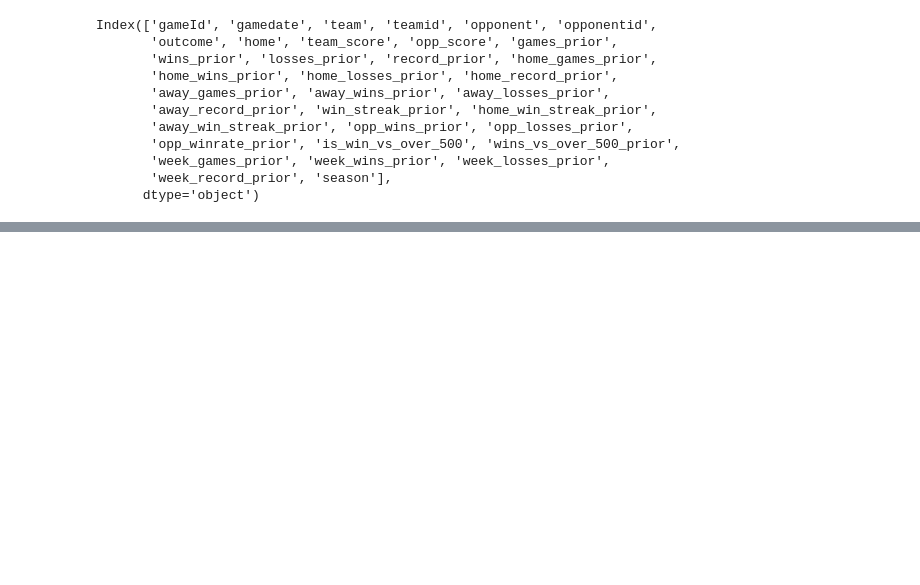
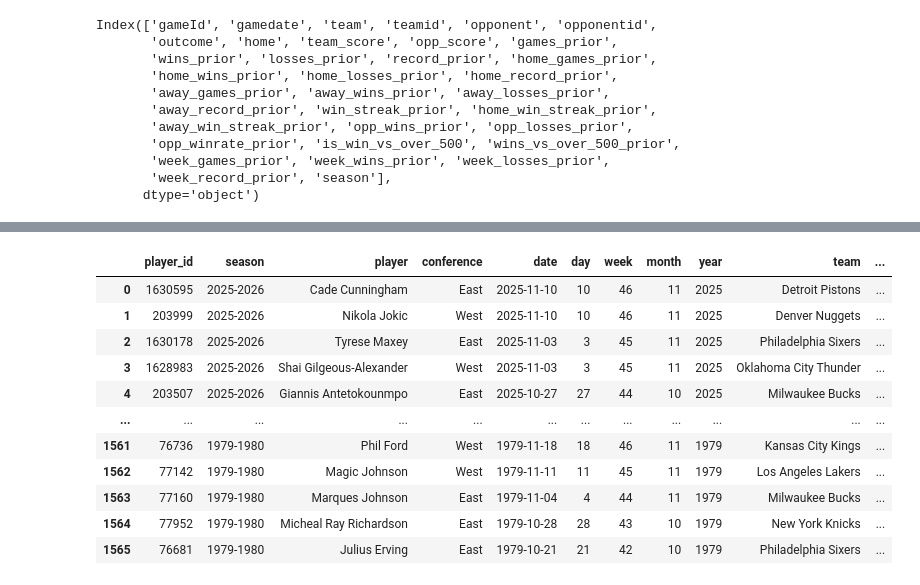
Before and after one commit to dejiandrew/nba-award-predictor, a Jupyter notebook: pow_features.ipynb, the cells around one changed output, grey strips where cells are left out. Saved outputs shown, nothing was run; the diff lists cells and outputs as text; code cells hidden in the pictures; blank space fills up the shorter version.

```diff
--- a/pow_features.ipynb
+++ b/pow_features.ipynb
@@ -327,0 +316,87 @@ pow_df
+# %%
+query = """
+WITH CTE AS (
+SELECT
+player_id
+,season
+,player
+,CASE
+    -- Eastern Conference
+    WHEN team = 'Boston Celtics' THEN 'East'
+    WHEN team = 'Brooklyn Nets' THEN 'East'
+    WHEN team = 'New York Knicks' THEN 'East'
+    WHEN team = 'Philadelphia 76ers' THEN 'East'
+    WHEN team = 'Philadelphia Sixers' THEN 'East'
+    WHEN team = 'Toronto Raptors' THEN 'East'
+    WHEN team = 'Chicago Bulls' THEN 'East'
+    WHEN team = 'Cleveland Cavaliers' THEN 'East'
+    WHEN team = 'Detroit Pistons' THEN 'East'
+    WHEN team = 'Indiana Pacers' THEN 'East'
+    WHEN team = 'Milwaukee Bucks' THEN 'East'
+    WHEN team = 'Atlanta Hawks' THEN 'East'
+    WHEN team = 'Charlotte Hornets' THEN 'East'
+    WHEN team = 'Miami Heat' THEN 'East'
+    WHEN team = 'Orlando Magic' THEN 'East'
+    WHEN team = 'Washington Wizards' THEN 'East'
+    WHEN team = 'Washington Bullets' THEN 'East'
+    WHEN team = 'New Jersey Nets' THEN 'East'
+    WHEN team = 'Charlotte Bobcats' THEN 'East'
+
+    -- Western Conference
+    WHEN team = 'Denver Nuggets' THEN 'West'
+    WHEN team = 'Minnesota Timberwolves' THEN 'West'
+    WHEN team = 'Oklahoma City Thunder' THEN 'West'
+    WHEN team = 'Portland Trail Blazers' THEN 'West'
+    WHEN team = 'Utah Jazz' THEN 'West'
+    WHEN team = 'Golden State Warriors' THEN 'West'
+    WHEN team = 'Los Angeles Clippers' THEN 'West'
+    WHEN team = 'Los Angeles Lakers' THEN 'West'
+    WHEN team = 'Phoenix Suns' THEN 'West'
+    WHEN team = 'Sacramento Kings' THEN 'West'
+    WHEN team = 'Dallas Mavericks' THEN 'West'
+    WHEN team = 'Houston Rockets' THEN 'West'
+    WHEN team = 'Memphis Grizzlies' THEN 'West'
+    WHEN team = 'New Orleans Pelicans' THEN 'West'
+    WHEN team = 'San Antonio Spurs' THEN 'West'
+    WHEN team = 'Seattle SuperSonics' THEN 'West'
+    WHEN team = 'San Diego Clippers' THEN 'West'
+    WHEN team = 'Kansas City Kings' THEN 'West'
+    WHEN team = 'New Orleans Hornets' THEN 'West'
+END AS conference
+
+,date
+,DAY(CAST(date AS DATE)) AS day
+,WEEK(CAST(date AS DATE)) AS week
+,MONTH(CAST(date AS DATE)) AS month
+,YEAR(CAST(date AS DATE)) AS year
+,team
+,pos
+,height
+,weight
+,age
+,"Pre-Draft Team"
+,"Draft Yr"
+,yos
+
+FROM pow_df
+)
+
+SELECT * FROM CTE
+
+"""
+
+pow_df = duckdb.query(query).df()
+pow_df
+# %% [output]
+|  | player_id | season | player | conference | date | day | week | month | year | team | ... |
+| 0 | 1630595 | 2025-2026 | Cade Cunningham | East | 2025-11-10 | 10 | 46 | 11 | 2025 | Detroit Pistons | ... |
+| 1 | 203999 | 2025-2026 | Nikola Jokic | West | 2025-11-10 | 10 | 46 | 11 | 2025 | Denver Nuggets | ... |
+| 2 | 1630178 | 2025-2026 | Tyrese Maxey | East | 2025-11-03 | 3 | 45 | 11 | 2025 | Philadelphia Sixers | ... |
+| 3 | 1628983 | 2025-2026 | Shai Gilgeous-Alexander | West | 2025-11-03 | 3 | 45 | 11 | 2025 | Oklahoma City Thunder | ... |
+| 4 | 203507 | 2025-2026 | Giannis Antetokounmpo | East | 2025-10-27 | 27 | 44 | 10 | 2025 | Milwaukee Bucks | ... |
+| ... | ... | ... | ... | ... | ... | ... | ... | ... | ... | ... | ... |
+| 1561 | 76736 | 1979-1980 | Phil Ford | West | 1979-11-18 | 18 | 46 | 11 | 1979 | Kansas City Kings | ... |
+| 1562 | 77142 | 1979-1980 | Magic Johnson | West | 1979-11-11 | 11 | 45 | 11 | 1979 | Los Angeles Lakers | ... |
+| 1563 | 77160 | 1979-1980 | Marques Johnson | East | 1979-11-04 | 4 | 44 | 11 | 1979 | Milwaukee Bucks | ... |
+| 1564 | 77952 | 1979-1980 | Micheal Ray Richardson | East | 1979-10-28 | 28 | 43 | 10 | 1979 | New York Knicks | ... |
+| 1565 | 76681 | 1979-1980 | Julius Erving | East | 1979-10-21 | 21 | 42 | 10 | 1979 | Philadelphia Sixers | ... |
```
Also changed, not shown: parts of 5 cells of this notebook.
